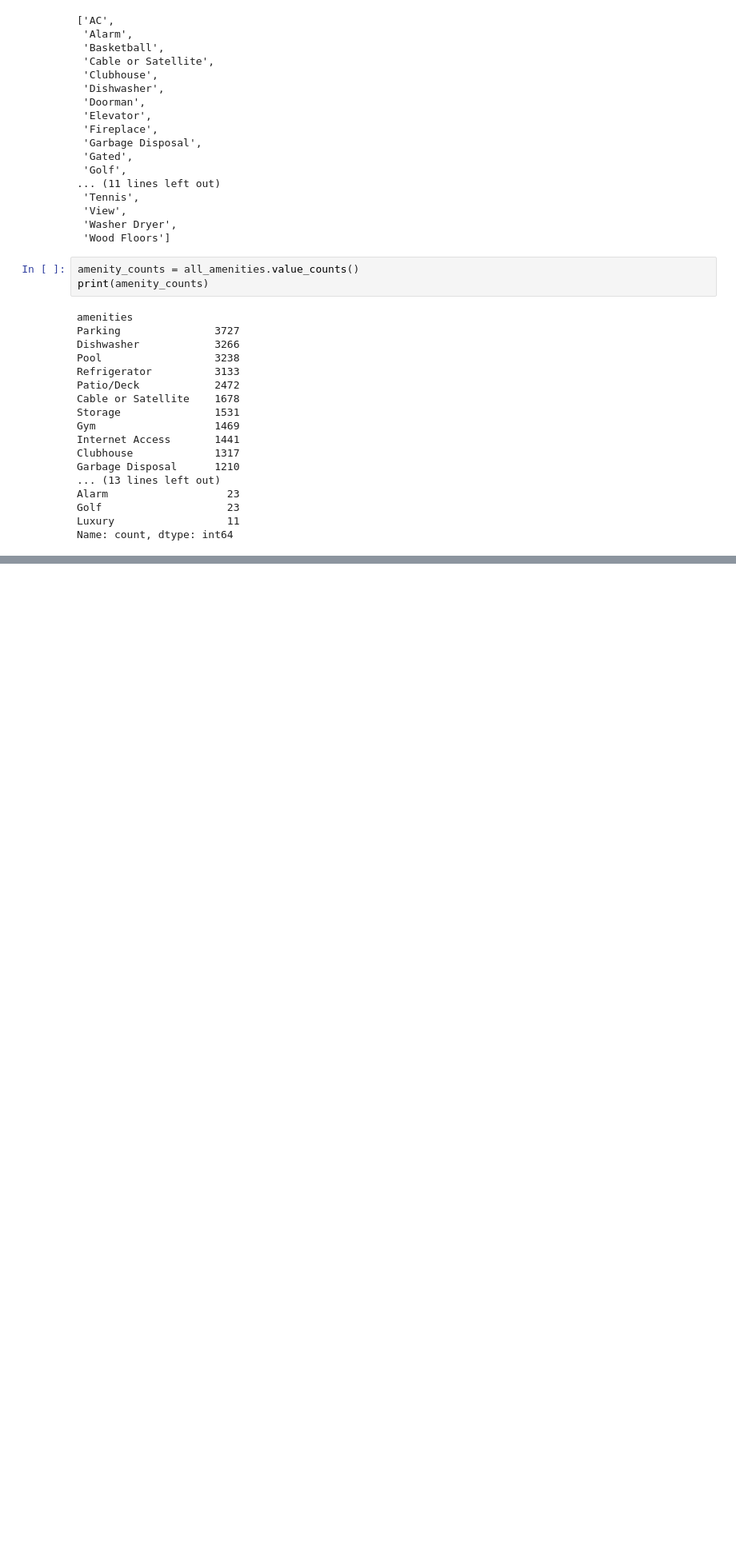
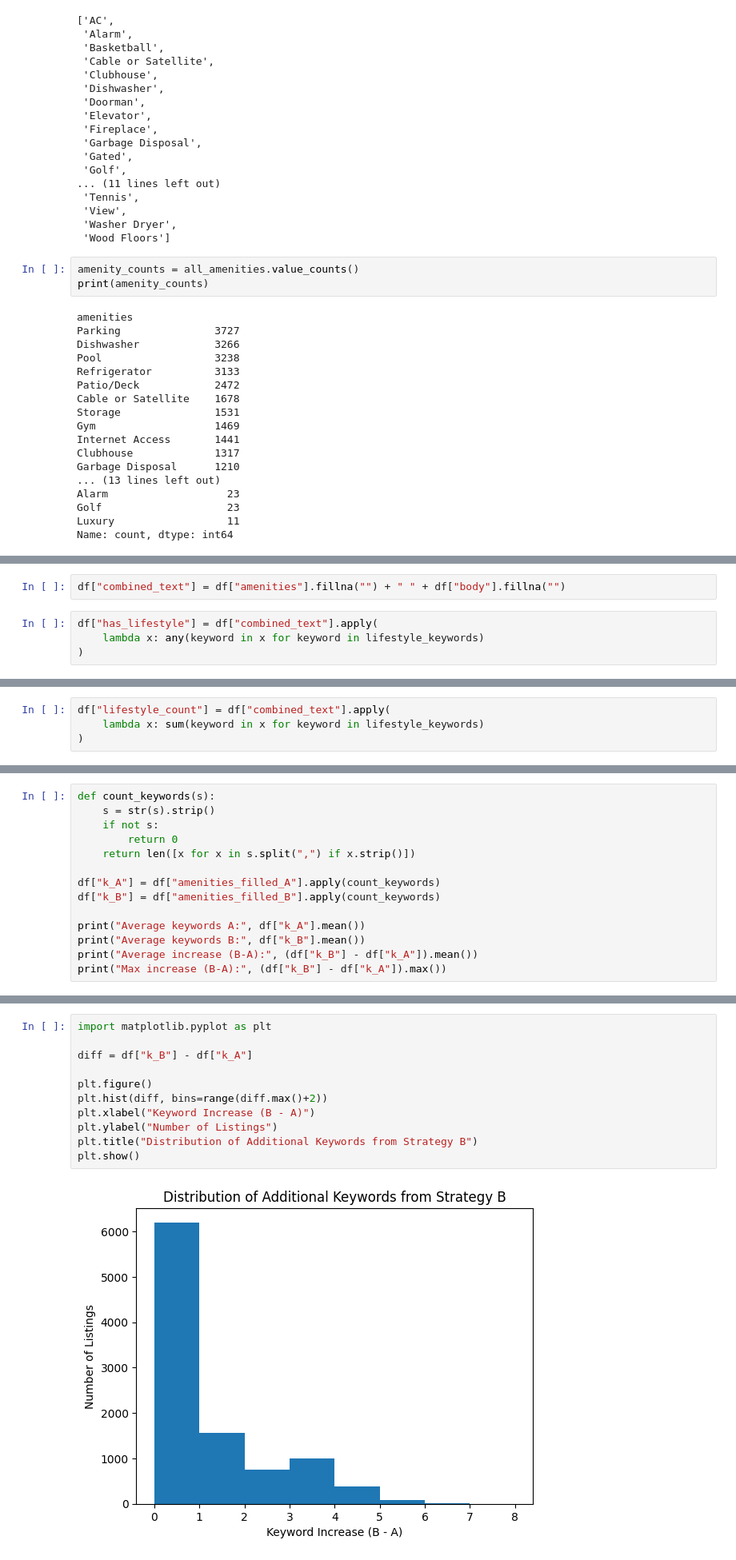
Before and after one commit to darrelljing21/ITEC4305-project, a Jupyter notebook: rent.ipynb, the cells around one changed output, grey strips where cells are left out. Shown at 80% size. Cells and saved outputs as stored; diff of their text form; blank space fills up the shorter version.

```diff
--- a/rent.ipynb
+++ b/rent.ipynb
@@ -419,0 +647,6 @@ df[df["square_feet"] > 30000]
+# %%
+df["combined_text"] = df["amenities"].fillna("") + " " + df["body"].fillna("")
+# %%
+df["has_lifestyle"] = df["combined_text"].apply(
+    lambda x: any(keyword in x for keyword in lifestyle_keywords)
+)
@@ -419,0 +657,4 @@ df[df["square_feet"] > 30000]
+# %%
+df["lifestyle_count"] = df["combined_text"].apply(
+    lambda x: sum(keyword in x for keyword in lifestyle_keywords)
+)
@@ -419,0 +916,14 @@ df[df["square_feet"] > 30000]
+# %%
+def count_keywords(s):
+    s = str(s).strip()
+    if not s:
+        return 0
+    return len([x for x in s.split(",") if x.strip()])
+
+df["k_A"] = df["amenities_filled_A"].apply(count_keywords)
+df["k_B"] = df["amenities_filled_B"].apply(count_keywords)
+
+print("Average keywords A:", df["k_A"].mean())
+print("Average keywords B:", df["k_B"].mean())
+print("Average increase (B-A):", (df["k_B"] - df["k_A"]).mean())
+print("Max increase (B-A):", (df["k_B"] - df["k_A"]).max())
@@ -419,0 +951,13 @@ df[df["square_feet"] > 30000]
+# %%
+import matplotlib.pyplot as plt
+
+diff = df["k_B"] - df["k_A"]
+
+plt.figure()
+plt.hist(diff, bins=range(diff.max()+2))
+plt.xlabel("Keyword Increase (B - A)")
+plt.ylabel("Number of Listings")
+plt.title("Distribution of Additional Keywords from Strategy B")
+plt.show()
+# %% [output]
+[figure, added]
```
Also changed, not shown: parts of 40 cells of this notebook, 2 other files.
